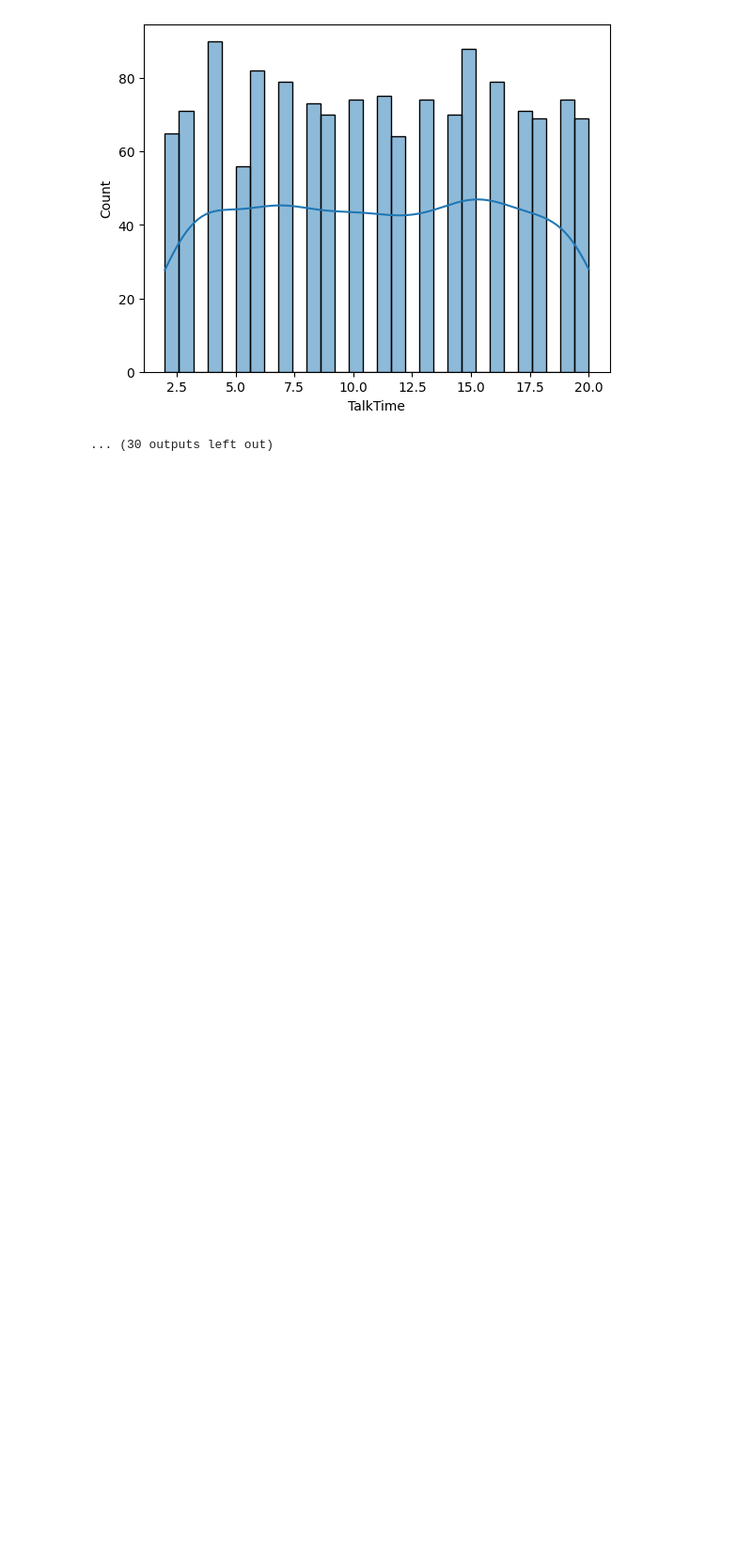
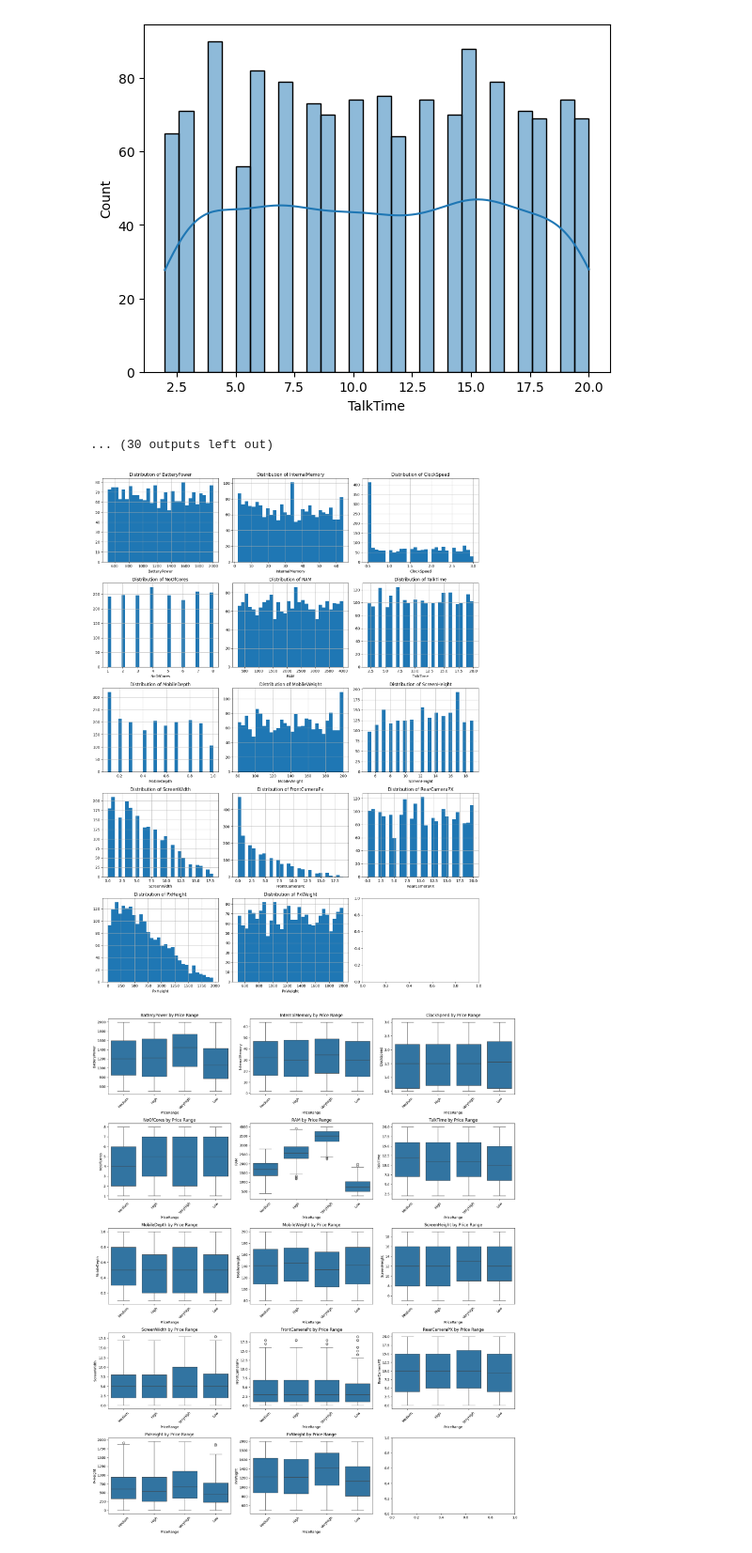
Before and after one commit to DanKas3009/AI-Coursework-2025, a Jupyter notebook: CAT-2/notebook.ipynb, the cells around one changed output. Shown at 94% size. Cells and saved outputs as stored; diff of their text form; code cells hidden in the pictures; blank space fills up the shorter version.

```diff
--- a/CAT-2/notebook.ipynb
+++ b/CAT-2/notebook.ipynb
@@ -242,3 +247,36 @@ for col in df.columns:
 [figure]
 [figure]
 ... (30 outputs left out)
+# %%
+# Select numerical columns (excluding binary/categorical)
+numerical_cols = ['BatteryPower', 'InternalMemory', 'ClockSpeed', 'NoOfCores',
+                 'RAM', 'TalkTime', 'MobileDepth', 'MobileWeight',
+                 'ScreenHeight', 'ScreenWidth', 'FrontCameraPx', 'RearCameraPX',
+                 'PxHeight', 'PxWeight']
+
+# Distribution plots
+fig, axes = plt.subplots(5, 3, figsize=(15, 20))
+axes = axes.ravel()
+
+for i, col in enumerate(numerical_cols):
+    mobile_data[col].hist(bins=30, ax=axes[i])
+    axes[i].set_title(f'Distribution of {col}')
+    axes[i].set_xlabel(col)
+
+plt.tight_layout()
+plt.show()
+
+# Boxplots by PriceRange
+fig, axes = plt.subplots(5, 3, figsize=(18, 22))
+axes = axes.ravel()
+
+for i, col in enumerate(numerical_cols):
+    sns.boxplot(data=mobile_data, x='PriceRange', y=col, ax=axes[i])
+    axes[i].set_title(f'{col} by Price Range')
+    axes[i].tick_params(axis='x', rotation=45)
+
+plt.tight_layout()
+plt.show()
+# %% [output]
+[figure, added]
+[figure, added]
```
Also changed, not shown: parts of 12 cells of this notebook.
